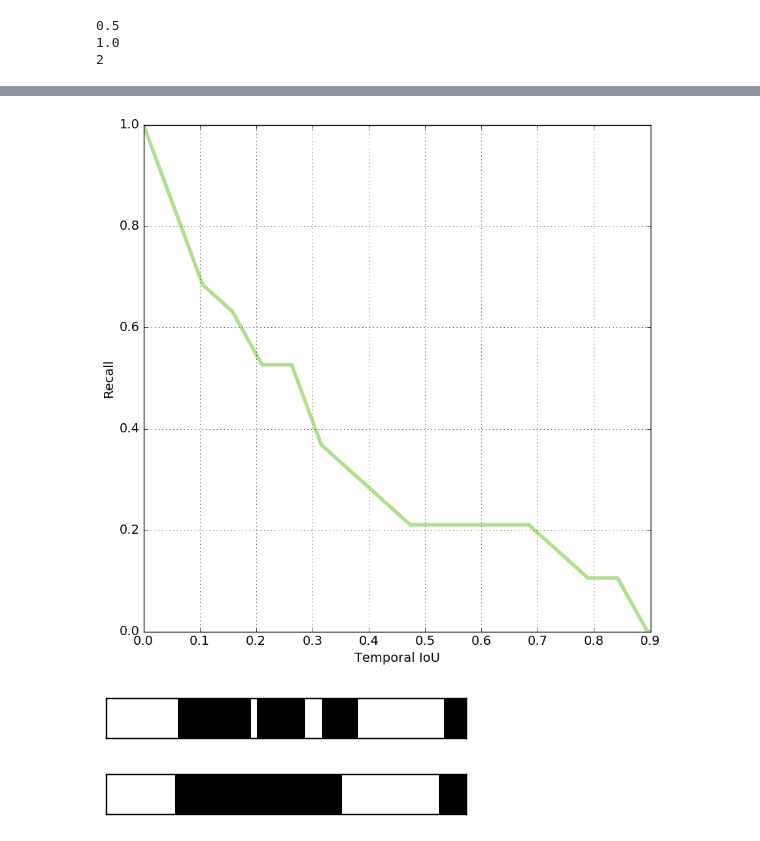
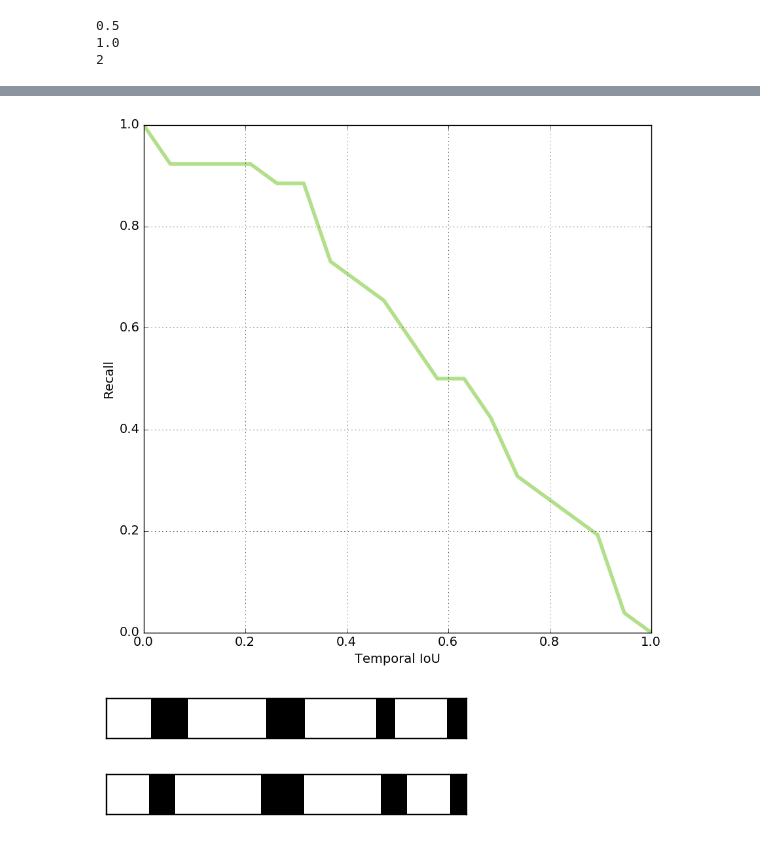
Before and after one commit to NTHU-CVLab/ActivityProps, a Jupyter notebook: evaluate/evaluate_recall_rate.ipynb, the cells around one changed output, grey strips where cells are left out. Drawn from its saved outputs; the diff is of its cells as text; code cells hidden in the pictures.

Commit message:
use previous commits trained model FC4 generate results

```diff
--- a/evaluate/evaluate_recall_rate.ipynb
+++ b/evaluate/evaluate_recall_rate.ipynb
@@ -124,36 +124,36 @@ plt.ylabel('Recall', fontsize=fn_size)
 plt.grid(b=True, which="both")
 plt.setp(plt.axes().get_xticklabels(), fontsize=fn_size)
 plt.setp(plt.axes().get_yticklabels(), fontsize=fn_size)
-plt.xlim([0, 0.9])
+plt.xlim([0, 1.0])
 plt.show()
 # %% [output]
-[figure, old version]
+[figure, new version]
 # %%
-gt = np.array(results['4.avi']['ground_truth'])
-pt = np.array(results['4.avi']['predict'])
+gt = np.array(results['1.avi']['ground_truth'])
+pt = np.array(results['1.avi']['predict'])
 gt_bar = np.zeros(gt[-1][-1])
 pt_bar = np.zeros(pt[-1][-1])
 for s, e in gt:
     gt_bar[s:e] = 1
 for s, e in pt:
     pt_bar[s:e] = 1
 
 axprops = dict(xticks=[], yticks=[])
 barprops = dict(aspect='auto', cmap=plt.cm.binary, interpolation='nearest')
 
 fig = plt.figure()
 x = np.where(gt_bar == 1, 1.0, 0.0)
 x.shape = 1, len(x)
 ax = fig.add_axes([0.3, 0.1, 0.6, 0.1], **axprops)
 ax.imshow(x, **barprops)
 
 fig = plt.figure()
 x = np.where(pt_bar == 1, 1.0, 0.0)
 x.shape = 1, len(x)
 ax = fig.add_axes([0.3, 0.1, 0.6, 0.1], **axprops)
 ax.imshow(x, **barprops)
 
 plt.show()
 # %% [output]
-[figure, old version]
+[figure, new version]
-[figure, old version]
+[figure, new version]
```
Also changed, not shown: parts of 1 cell of this notebook, 6 other files.
